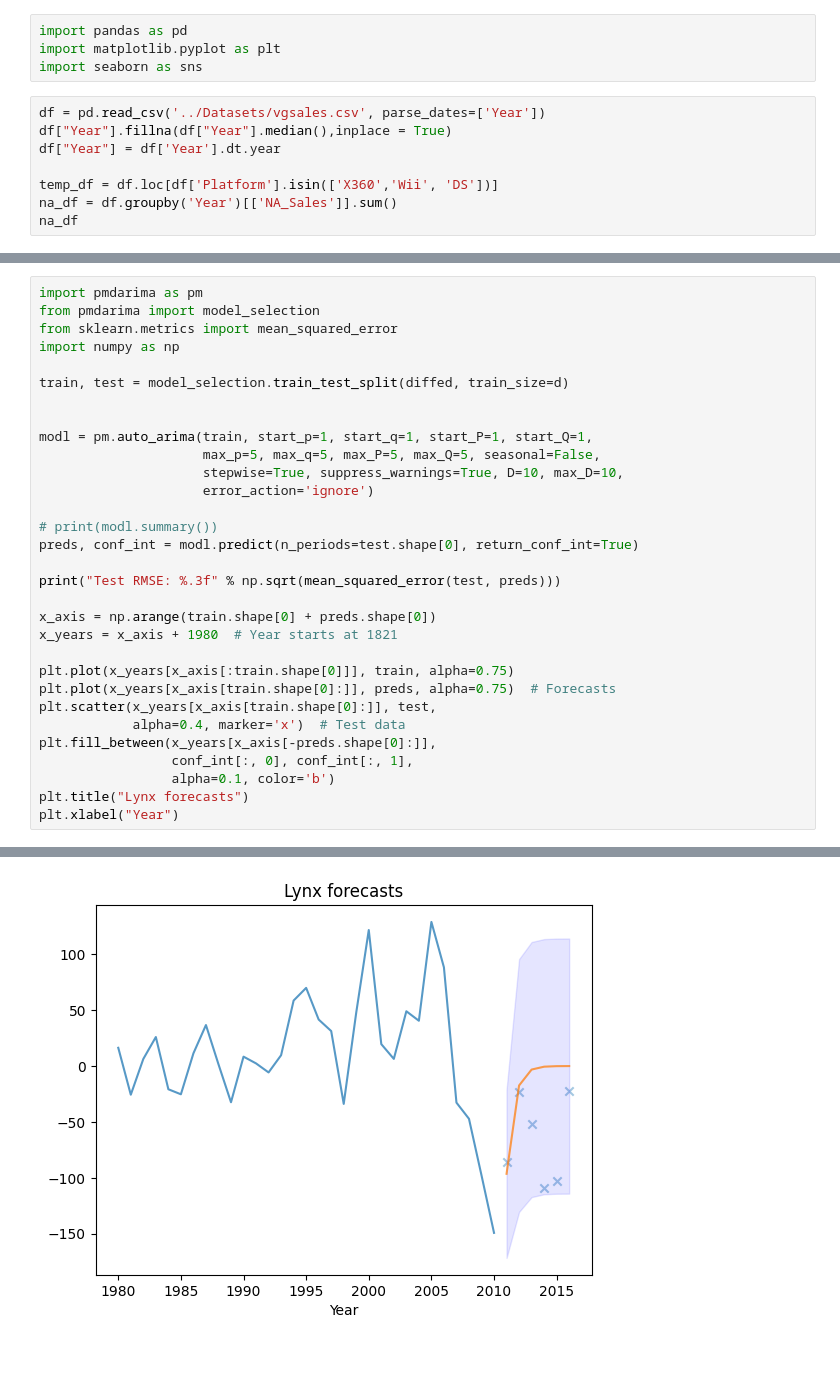
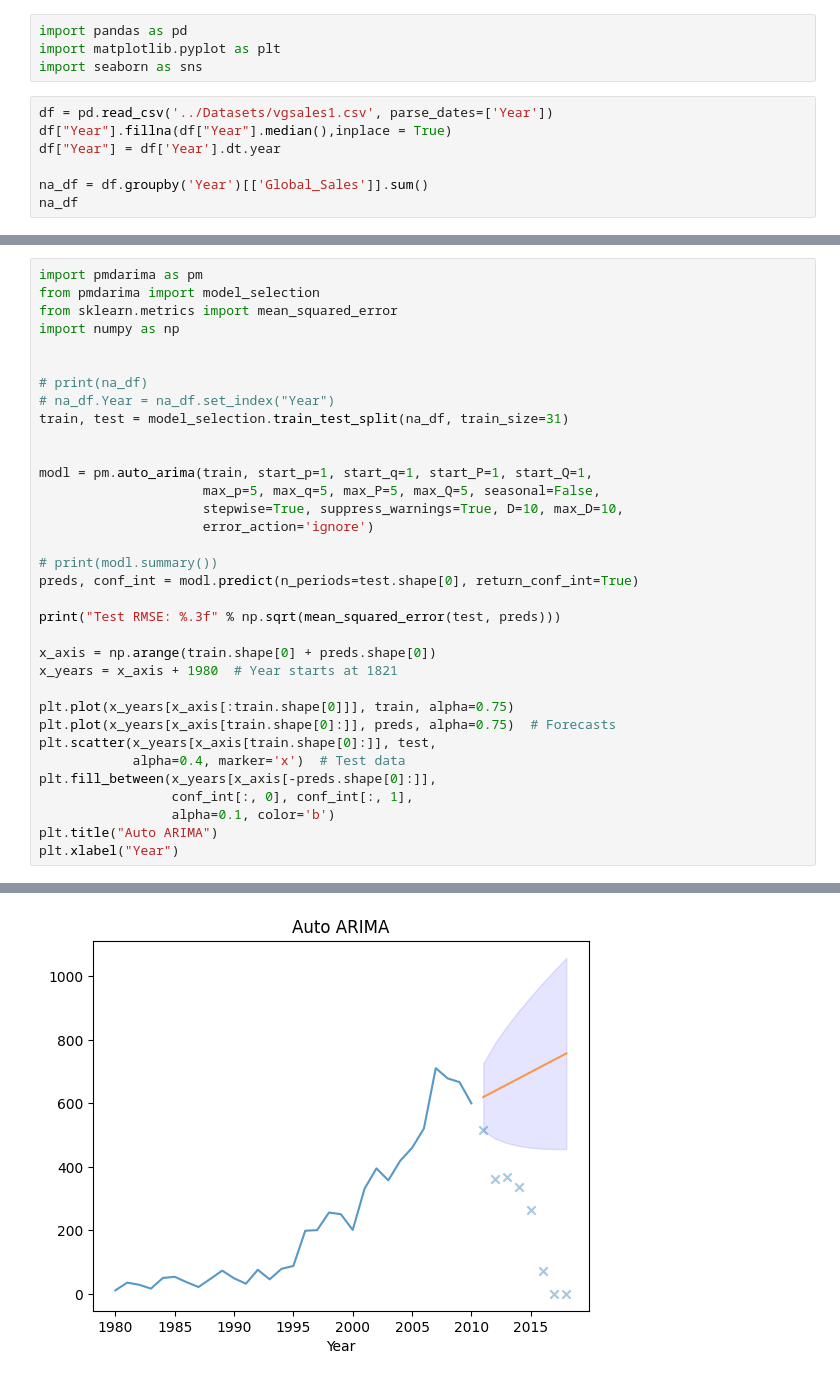
Before and after one commit to devrhathi/videogames_sales, a Jupyter notebook: Analysis/temp.ipynb, the cells around one changed output, grey strips where cells are left out. Saved outputs shown, nothing was run; the diff lists cells and outputs as text.

```diff
--- a/Analysis/temp.ipynb
+++ b/Analysis/temp.ipynb
@@ -3,11 +3,10 @@ import pandas as pd
 import matplotlib.pyplot as plt
 import seaborn as sns
 # %%
-df = pd.read_csv('../Datasets/vgsales.csv', parse_dates=['Year'])
+df = pd.read_csv('../Datasets/vgsales1.csv', parse_dates=['Year'])
 df["Year"].fillna(df["Year"].median(),inplace = True)
 df["Year"] = df['Year'].dt.year
 
-temp_df = df.loc[df['Platform'].isin(['X360','Wii', 'DS'])]
-na_df = df.groupby('Year')[['NA_Sales']].sum()
+na_df = df.groupby('Year')[['Global_Sales']].sum()
 na_df
 # %% [output]
@@ -59,7 +56,10 @@ from pmdarima import model_selection
 from sklearn.metrics import mean_squared_error
 import numpy as np
 
-train, test = model_selection.train_test_split(diffed, train_size=d)
+
+# print(na_df)
+# na_df.Year = na_df.set_index("Year")
+train, test = model_selection.train_test_split(na_df, train_size=31)
 
 
 modl = pm.auto_arima(train, start_p=1, start_q=1, start_P=1, start_Q=1,
@@ -82,6 +82,6 @@ plt.scatter(x_years[x_axis[train.shape[0]:]], test,
 plt.fill_between(x_years[x_axis[-preds.shape[0]:]],
                  conf_int[:, 0], conf_int[:, 1],
                  alpha=0.1, color='b')
-plt.title("Lynx forecasts")
+plt.title("Auto ARIMA")
 plt.xlabel("Year")
 # %% [output]
@@ -89,2 +89,2 @@ Test RMSE: 65.054
 Text(0.5, 0, 'Year')
-[figure, old version]
+[figure, new version]
```
Also changed, not shown: parts of 8 cells of this notebook, 8 other files.
